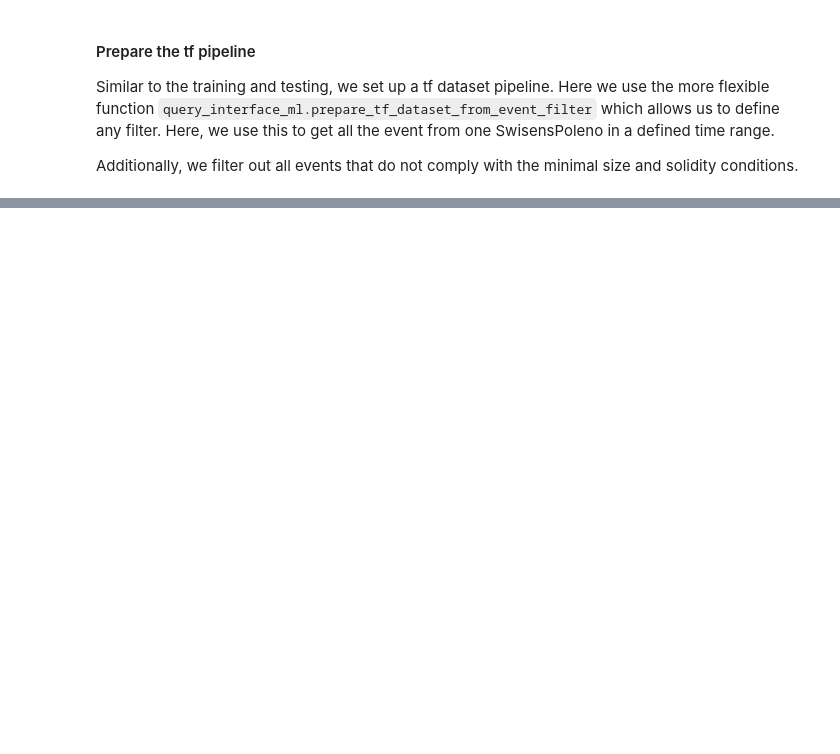
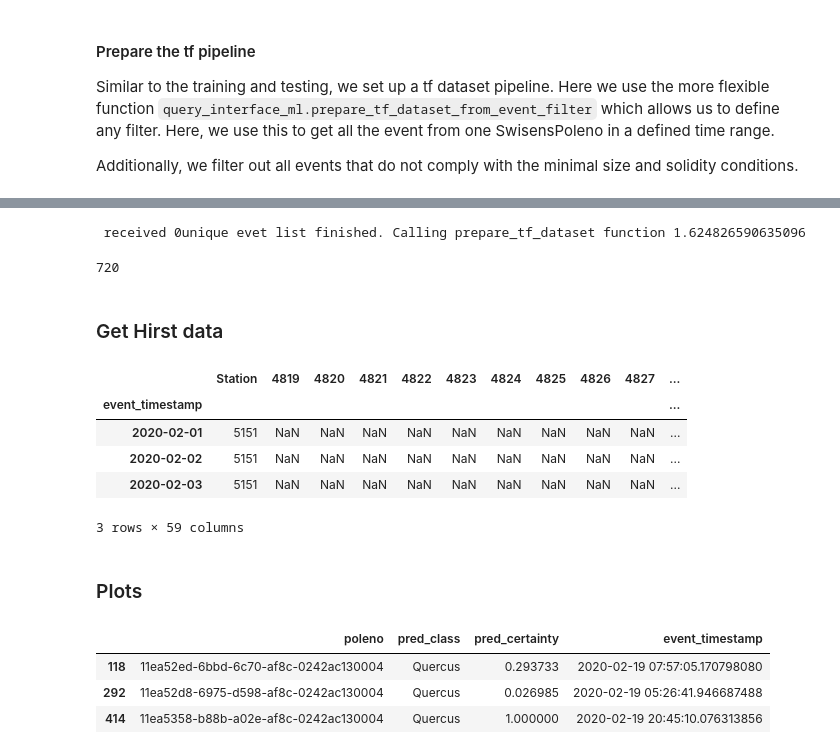
Before and after one commit to MeteoSwiss/swisspollen-training, a Jupyter notebook: training.ipynb, the cells around one changed output, grey strips where cells are left out. Saved outputs shown, nothing was run; the diff lists cells and outputs as text; code cells hidden in the pictures; blank space fills up the shorter version.

Commit message:
First version of validation code.

```diff
--- a/training.ipynb
+++ b/training.ipynb
@@ -951,2 +917,8 @@ KeyboardInterrupt:
 # %%
+# reload last checkpoint's weights those are the ones to export
 model.load_weights(checkpoint_file_path)
+# save the best model
+model.save(model_file_path)
+# save the model's essential info
+with open(model_info_file_path, 'w') as f:
+    f.write(json.dumps(model_info))
@@ -965,3 +974,14 @@ import matplotlib.pyplot as plt
+# %%
+model_path = 'models/real1/model'
+model_info_file_path = os.path.join(model_path, 'model_info.json')
+# %%
+start_date  = datetime.date(2020,2,19) # March 1st 2020
+end_date    = datetime.date(2021,11,1) # November 1st 2021
+hirst_file_path = os.path.join('validation_input', 'hirst_pay_19022020-01112021.csv')
+agg_freq = '1H'
+#poleno 2020 à Payerne : 2 4 5
+# en 2021: 4 5
+device_name = "poleno-5"
 # %% [markdown]
 #### Prepare the tf pipeline
 Similar to the training and testing, we set up a tf dataset pipeline. Here we use the more flexible function `query_interface_ml.prepare_tf_dataset_from_event_filter` which allows us to define any filter. Here, we use this to get all the event from one SwisensPoleno in a defined time range.
@@ -974,0 +990,6 @@ from tqdm import tqdm
+# %%
+# load trained model's info
+with open(model_info_file_path, 'r') as f:
+    model_info = json.loads(f.read())
+# load trained model
+model = keras.models.load_model(model_path, compile=False)
@@ -975,8 +1010,5 @@ from tqdm import tqdm
 # %%
-start_date  = datetime.date(2022,1,1)
-end_date    = datetime.date(2022,11,30)
-device_name = "poleno-5"
-
+# load poleno's raw data measured during timerange
 filter_ = AndClause(
     ConditionClause(pdm.Event.timestamp, op.gt, time.mktime(start_date.timetuple())),
     ConditionClause(pdm.Event.timestamp, op.lt, time.mktime(end_date.timetuple())),
@@ -991,8 +1023,12 @@ filter_ = AndClause(
 
 timeseries_dataset = query_interface_ml.prepare_tf_dataset_from_event_filter(
     filter_=filter_,
-    batch_size=batch_size,
-    model_features=model_features
+    batch_size=model_info['batch_size'],
+    model_features=copy.deepcopy(model_info['model_features']),
+    include_timestamps=True
 )
 timeseries_dataset.dataset_length
+# %% [output]
+ received 0unique evet list finished. Calling prepare_tf_dataset function 1.624826590635096
+720
 # %%
@@ -1083,0 +1069,20 @@ ex.line(
+# %% [markdown]
+### Get Hirst data
+# %%
+df_hirst = pd.read_csv(hirst_file_path)
+timestamp_cols = ['Year', 'Month', 'Day', 'Hour', 'Minute']
+df_hirst['event_timestamp'] = pd.to_datetime(df_hirst[timestamp_cols])
+df_hirst = df_hirst.drop(timestamp_cols, axis=1)
+df_hirst = df_hirst.replace(32767, np.nan)
+df_hirst.index = df_hirst.event_timestamp
+df_hirst = df_hirst[[c for c in df_hirst.columns if c in list(model_info['classes'])]]
+df_hirst.head(3)
+# %% [output]
+|  | Station | 4819 | 4820 | 4821 | 4822 | 4823 | 4824 | 4825 | 4826 | 4827 | ... |
+| event_timestamp |  |  |  |  |  |  |  |  |  |  | ... |
+| 2020-02-01 | 5151 | NaN | NaN | NaN | NaN | NaN | NaN | NaN | NaN | NaN | ... |
+| 2020-02-02 | 5151 | NaN | NaN | NaN | NaN | NaN | NaN | NaN | NaN | NaN | ... |
+| 2020-02-03 | 5151 | NaN | NaN | NaN | NaN | NaN | NaN | NaN | NaN | NaN | ... |
+3 rows × 59 columns
+# %% [markdown]
+### Plots
@@ -1083,0 +1092,7 @@ ex.line(
+# %%
+df_poleno_to_plot.head(3)
+# %% [output]
+|  | poleno | pred_class | pred_certainty | event_timestamp |
+| 118 | 11ea52ed-6bbd-6c70-af8c-0242ac130004 | Quercus | 0.293733 | 2020-02-19 07:57:05.170798080 |
+| 292 | 11ea52d8-6975-d598-af8c-0242ac130004 | Quercus | 0.026985 | 2020-02-19 05:26:41.946687488 |
+| 414 | 11ea5358-b88b-a02e-af8c-0242ac130004 | Quercus | 1.000000 | 2020-02-19 20:45:10.076313856 |
```
Also changed, not shown: parts of 58 cells of this notebook, 3 other files.
